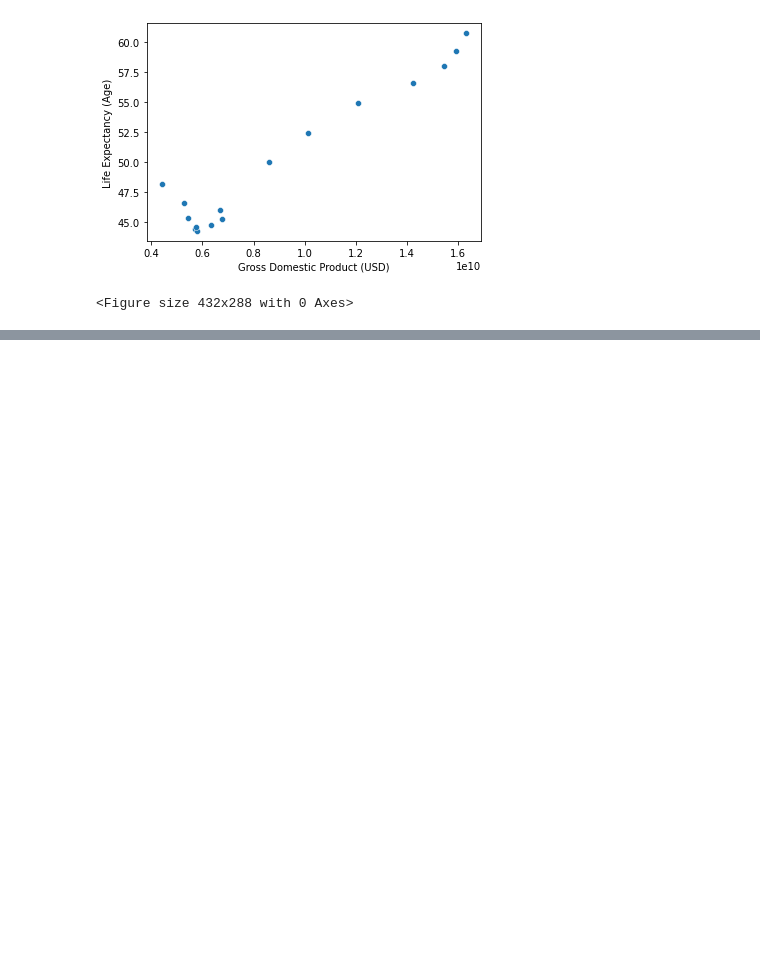
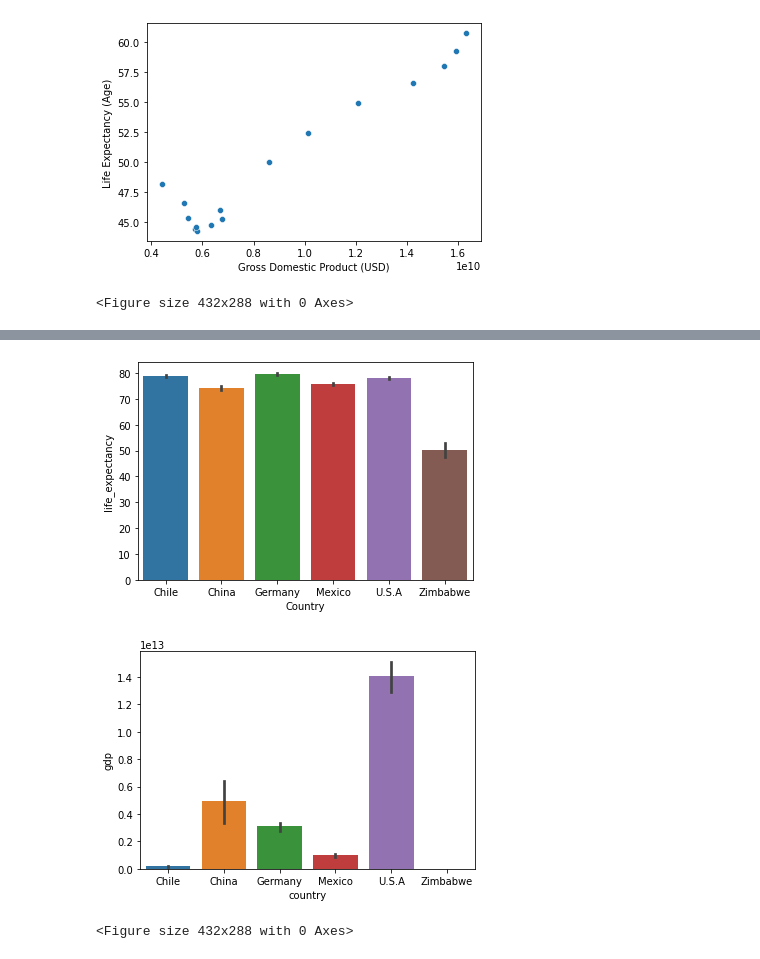
Before and after one commit to Rodrigo-Flores/life-expentancy-codecademy, a Jupyter notebook: life_expectancy_gdp.ipynb, the cells around one changed output, grey strips where cells are left out. Cells and saved outputs as stored; diff of their text form; code cells hidden in the pictures; blank space fills up the shorter version.

```diff
--- a/life_expectancy_gdp.ipynb
+++ b/life_expectancy_gdp.ipynb
@@ -239,0 +262,16 @@ plt.clf()
+# %%
+sns.barplot(data=data, x="country", y="life_expectancy")
+contries = ["Chile", "China", "Germany", "Mexico", "U.S.A", "Zimbabwe"]
+plt.subplot().set_xticklabels(contries)
+plt.xlabel("Country")
+plt.show()
+plt.clf()
+
+sns.barplot(data=data, x="country", y="gdp")
+plt.subplot().set_xticklabels(contries)
+plt.show()
+plt.clf()
+# %% [output]
+[figure, added]
+[figure, added]
+<Figure size 432x288 with 0 Axes>
```
Also changed, not shown: parts of 3 cells of this notebook.
